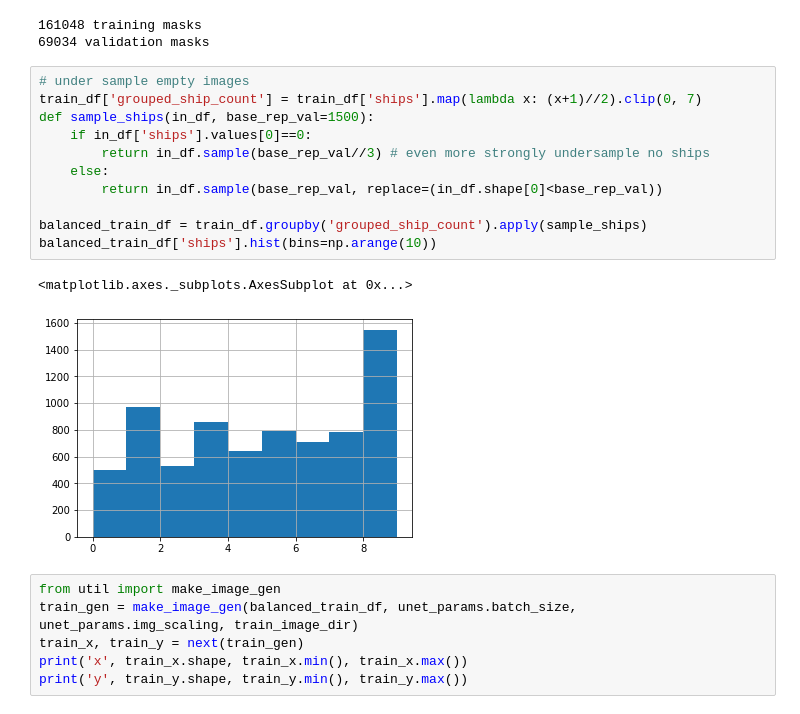
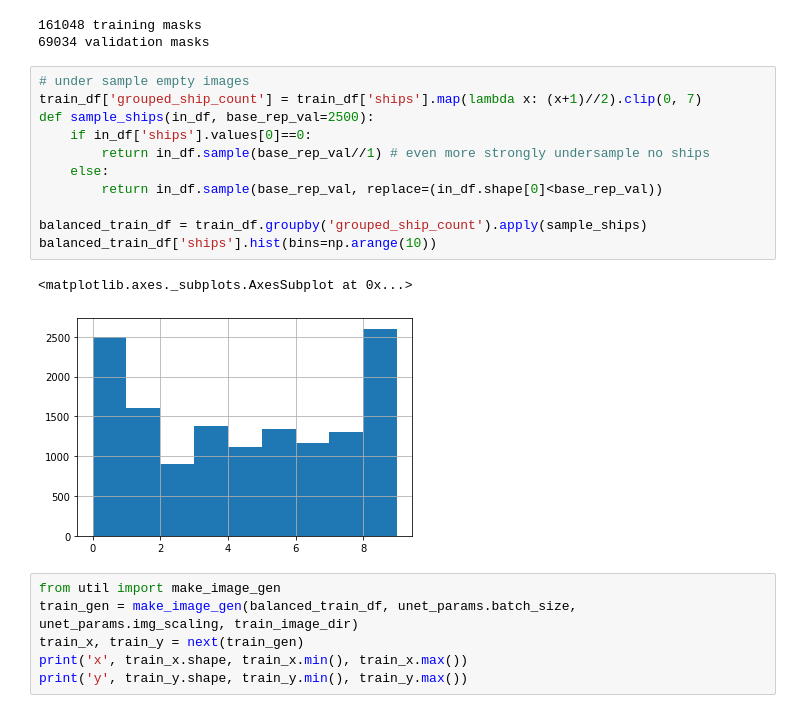
Before and after one commit to blainerothrock/airbus-ship-detection, a Jupyter notebook: unet_dropout.ipynb, the cells around one changed output. Saved outputs shown, nothing was run; the diff lists cells and outputs as text.

```diff
--- a/unet_dropout.ipynb
+++ b/unet_dropout.ipynb
@@ -152,17 +152,17 @@ print(valid_df.shape[0], 'validation masks')
 # %%
 # under sample empty images
 train_df['grouped_ship_count'] = train_df['ships'].map(lambda x: (x+1)//2).clip(0, 7)
-def sample_ships(in_df, base_rep_val=1500):
+def sample_ships(in_df, base_rep_val=2500):
     if in_df['ships'].values[0]==0:
-        return in_df.sample(base_rep_val//3) # even more strongly undersample no ships
+        return in_df.sample(base_rep_val//1) # even more strongly undersample no ships
     else:
         return in_df.sample(base_rep_val, replace=(in_df.shape[0]<base_rep_val))
 
 balanced_train_df = train_df.groupby('grouped_ship_count').apply(sample_ships)
 balanced_train_df['ships'].hist(bins=np.arange(10))
 # %% [output]
 <matplotlib.axes._subplots.AxesSubplot at 0x...>
-[figure, old version]
+[figure, new version]
 # %%
 from util import make_image_gen
 train_gen = make_image_gen(balanced_train_df, unet_params.batch_size, unet_params.img_scaling, train_image_dir)
```
Also changed, not shown: parts of 11 cells of this notebook, 5 other files.
